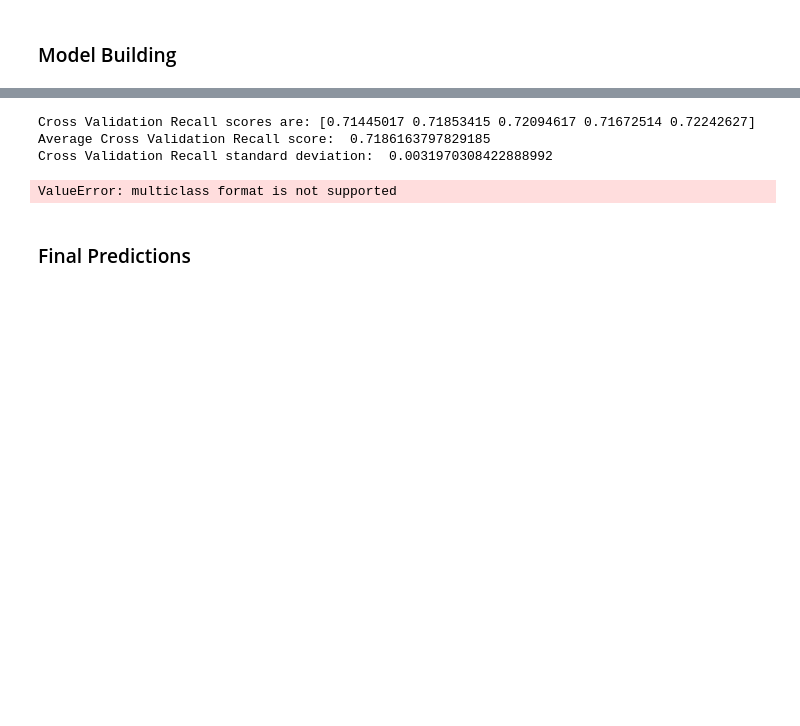
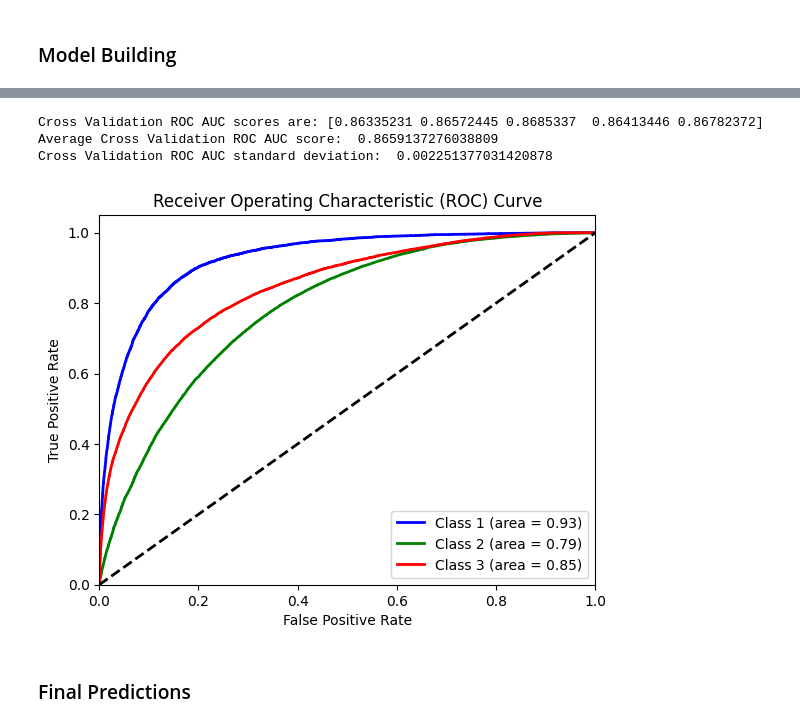
Before and after one commit to xuyfe/modeling-earthquake-damage, a Jupyter notebook: earthquake.ipynb, the cells around one changed output, grey strips where cells are left out. Cells and saved outputs as stored; diff of their text form; code cells hidden in the pictures; blank space fills up the shorter version.

```diff
--- a/earthquake.ipynb
+++ b/earthquake.ipynb
@@ -47,14 +47,14 @@ from sklearn.metrics import roc_auc_score, confusion_matrix
 ### Importing Data
 # %%
 # training data
-train_values = pd.read_csv('data/train_values.csv')
+train_values_raw = pd.read_csv('data/train_values.csv')
 train_labels = pd.read_csv('data/train_labels.csv')
 
 # testing data
-test_values = pd.read_csv('data/test_values.csv')
+test_values_raw = pd.read_csv('data/test_values.csv')
 # %%
-train_values.drop('building_id', inplace=True, axis=1)
-test_values.drop('building_id', inplace=True, axis=1)
+train_values = train_values_raw.drop('building_id', axis=1)
+test_values = test_values_raw.drop('building_id', axis=1)
 # %% [markdown]
 ### Creating Numeric and Categorical Lists
 # %%
@@ -279,8 +279,9 @@ estimators = []
 estimators.append(('AdaBoostClassifier', AdaBoostClassifier(random_state=13, algorithm = 'SAMME')))
 estimators.append(('Gradient Boosting Classifier', GradientBoostingClassifier(n_estimators=100, random_state=13)))
 estimators.append(('Hist Gradient Boosting Classifier', HistGradientBoostingClassifier(random_state=13)))
-estimators.append(('LogisticRegression', LogisticRegression(max_iter=1000, random_state=13)))
-# estimators.append(('RandomForest', RandomForestClassifier(max_depth=10, min_samples_leaf=1, min_samples_split=3, n_estimators=100, random_state=13)))
+estimators.append(('OvO', OneVsOneClassifier(LogisticRegression(max_iter=1000, random_state=13))))
+estimators.append(('OvR', OneVsRestClassifier(LogisticRegression(max_iter=1000, random_state=13))))
+estimators.append(('RandomForest', RandomForestClassifier(max_depth=10, min_samples_leaf=1, min_samples_split=3, n_estimators=100, random_state=13)))
 # estimators.append(('SVC', SVC(random_state=13)))
 # estimators.append(('XGB', XGBClassifier(random_state=13)))
 # estimators.append(('CatBoost', CatBoostClassifier(logging_level='Silent', random_state=13)))
@@ -344,24 +355,48 @@ from sklearn.model_selection import cross_val_score
 score = cross_val_score(SC, xtrain, ytrain, cv=5, scoring='roc_auc_ovo', error_score="raise")
 SC_cv_score = score.mean()
 SC_cv_stdev = stdev(score)
-print('Cross Validation Recall scores are: {}'.format(score))
-print('Average Cross Validation Recall score: ', SC_cv_score)
-print('Cross Validation Recall standard deviation: ', SC_cv_stdev)
-# %% [output]
-Cross Validation Recall scores are: [0.71445017 0.71853415 0.72094617 0.71672514 0.72242627]
-Average Cross Validation Recall score:  0.7186163797829185
-Cross Validation Recall standard deviation:  0.0031970308422888992
-# %%
-from sklearn.metrics import roc_curve
-from sklearn.metrics import RocCurveDisplay
-def plot_auc_roc_curve(y_test, y_pred):
-    fpr, tpr, _ = roc_curve(y_test, y_pred)
-    roc_display = RocCurveDisplay(fpr=fpr, tpr=tpr).plot()
-    roc_display.figure_.set_size_inches(5,5)
-    plt.plot([0, 1], [0, 1], color = 'g')
-plot_auc_roc_curve(ytest, y_pred_proba[:, 1])
-# %% [output]
-ValueError: multiclass format is not supported
+# %%
+print('Cross Validation ROC AUC scores are: {}'.format(score))
+print('Average Cross Validation ROC AUC score: ', SC_cv_score)
+print('Cross Validation ROC AUC standard deviation: ', SC_cv_stdev)
+# %% [output]
+Cross Validation ROC AUC scores are: [0.86335231 0.86572445 0.8685337  0.86413446 0.86782372]
+Average Cross Validation ROC AUC score:  0.8659137276038809
+Cross Validation ROC AUC standard deviation:  0.002251377031420878
+# %%
+from sklearn.metrics import roc_curve, auc
+from sklearn.metrics import RocCurveDisplay
+
+# Compute ROC curve and ROC AUC for each class
+fpr = dict()
+tpr = dict()
+roc_auc = dict()
+
+# Binarize the target
+y_bin = label_binarize(y, classes= np.unique(y))
+n_classes = y_bin.shape[1]
+
+for i in range(n_classes):
+    fpr[i], tpr[i], _ = roc_curve(y_test_bin[:, i], y_pred_proba[:, i])
+    roc_auc[i] = auc(fpr[i], tpr[i])
+
+# Plot ROC curves for each class
+plt.figure()
+colors = ['blue', 'green', 'red']
+for i, color in zip(range(n_classes), colors):
+    plt.plot(fpr[i], tpr[i], color=color, lw=2,
+             label=f'Class {i + 1} (area = {roc_auc[i]:.2f})')
+
+plt.plot([0, 1], [0, 1], 'k--', lw=2)
+plt.xlim([0.0, 1.0])
+plt.ylim([0.0, 1.05])
+plt.xlabel('False Positive Rate')
+plt.ylabel('True Positive Rate')
+plt.title('Receiver Operating Characteristic (ROC) Curve')
+plt.legend(loc="lower right")
+plt.show()
+# %% [output]
+[figure, added]
 # %% [markdown]
 ### Final Predictions
 # %%
```
Also changed, not shown: parts of 7 cells of this notebook.
